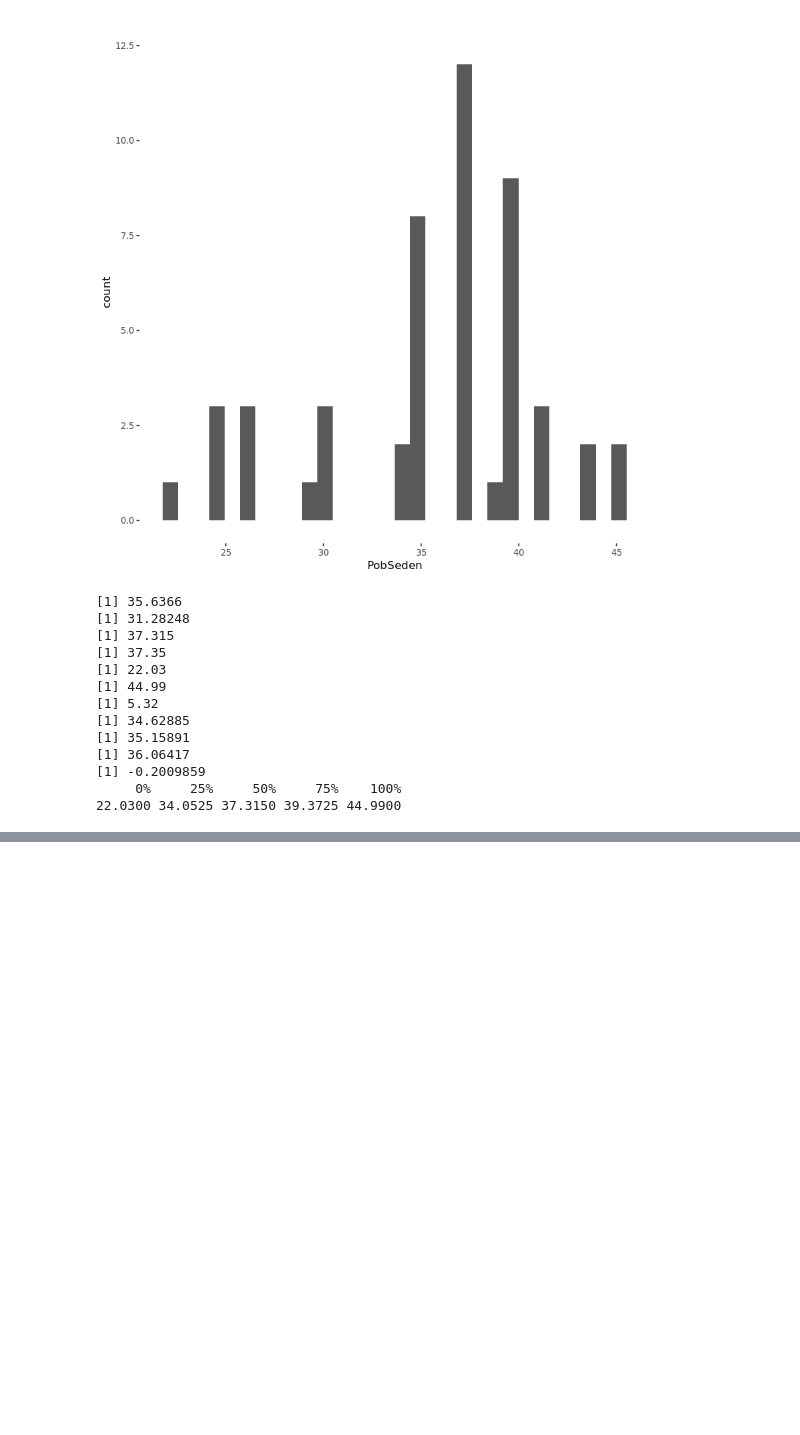
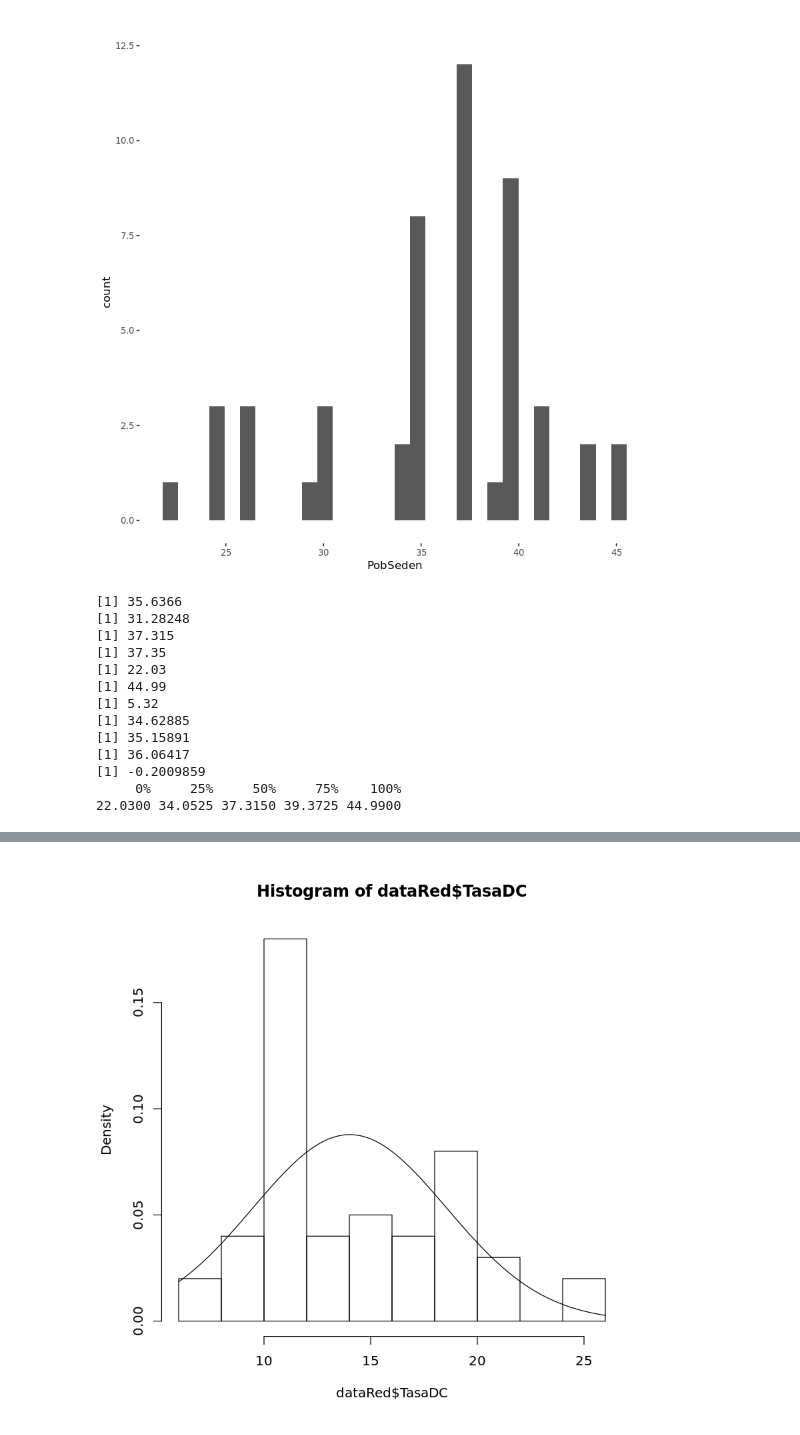
Before and after one commit to JohnyAngo/AnalisisDeDatos, a Jupyter notebook: Test.ipynb, the cells around one changed output, grey strips where cells are left out. Drawn from its saved outputs; the diff is of its cells as text; code cells hidden in the pictures; blank space fills up the shorter version.

```diff
--- a/Test.ipynb
+++ b/Test.ipynb
@@ -179,0 +327,4 @@ print(pobQuant)
+# %%
+desMean <- mean(dataRed$'TasaDC')
+desSD <- sd(dataRed$'TasaDC')
+ks.test(dataRed$TasaDC,pnorm,desMean,desSD)
@@ -179,0 +339,5 @@ print(pobQuant)
+# %%
+hist(dataRed$TasaDC, probability = T)
+curve(dnorm(x,desMean,desSD),add = T)
+# %% [output]
+[figure, added]
```
Also changed, not shown: parts of 26 cells of this notebook.
